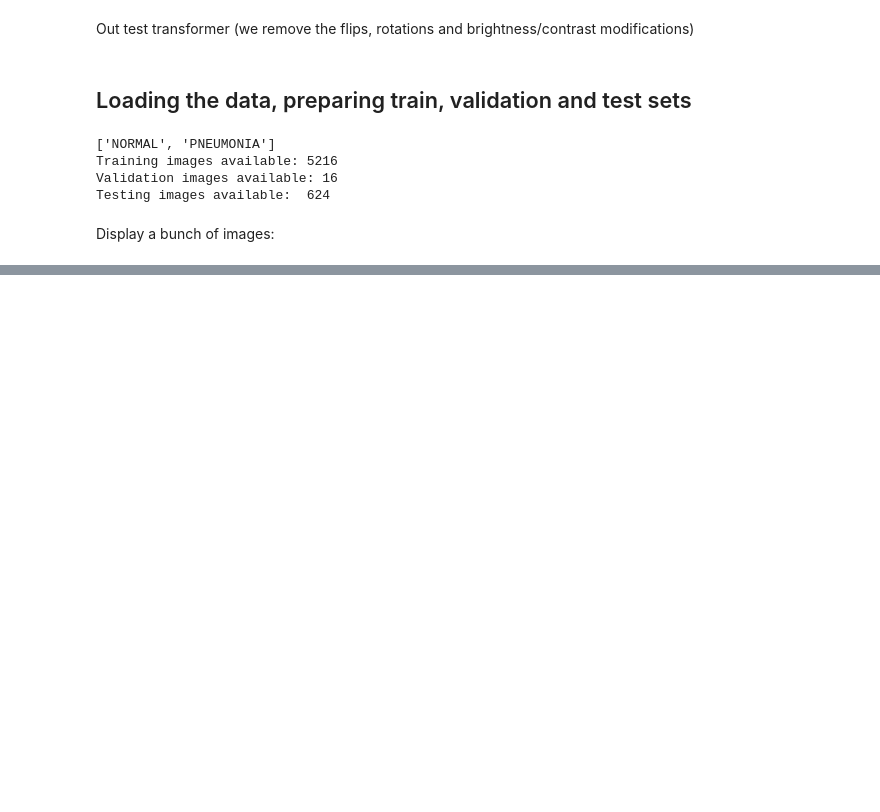
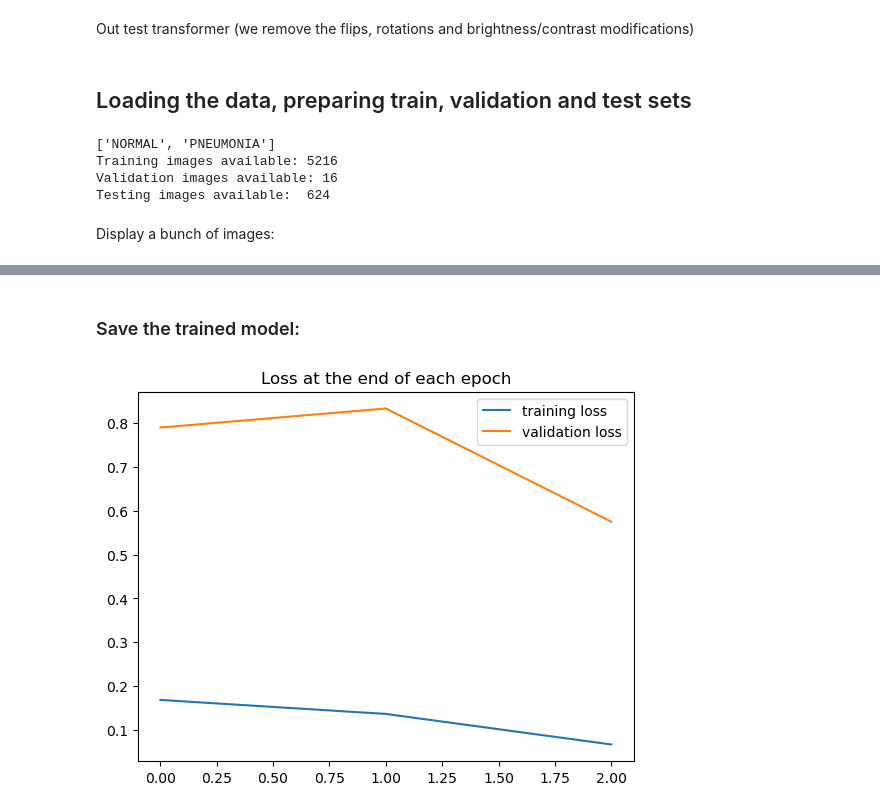
Before and after one commit to marciscar/pneumonia-cxr-cnn-pytorch, a Jupyter notebook: Pneumonia_CXR_CNN_PyTorch.ipynb, the cells around one changed output, grey strips where cells are left out. Saved outputs shown, nothing was run; the diff lists cells and outputs as text; code cells hidden in the pictures; blank space fills up the shorter version.

```diff
--- a/Pneumonia_CXR_CNN_PyTorch.ipynb
+++ b/Pneumonia_CXR_CNN_PyTorch.ipynb
@@ -155,6 +156,7 @@ Out test transformer (we remove the flips, rotations and brightness/contrast mod
 test_transform = transforms.Compose([
     transforms.Resize(224), # Resizes larger dimension to 224 px
     transforms.CenterCrop(224), # Makes it squared
+    transforms.Grayscale(num_output_channels=1),
     transforms.ToTensor(),
     transforms.Normalize([0.5], [0.5]) # Mapping [0, 1] to [-1, 1], gradientes behave better with zero-centered outputs
 ])
@@ -208,0 +232,20 @@ Class: PNEUMONIA PNEUMONIA NORMAL PNEUMONIA PNEUMONIA PNEUMONIA PNEUMONIA PNEUMO
+# %%
+class ConvolutionalNetwork(nn.Module):
+    def __init__(self):
+        super().__init__()
+        self.conv1 = nn.Conv2d(1, 6, 5, 1)
+        self.conv2 = nn.Conv2d(6, 16, 5, 1)
+        self.fc1 = nn.Linear(53*53*16, 120)
+        self.fc2 = nn.Linear(120, 80)
+        self.fc3 = nn.Linear(80, 2)
+
+    def forward(self, X):
+        X = F.relu(self.conv1(X))
+        X = F.max_pool2d(X, 2, 2)
+        X = F.relu(self.conv2(X))
+        X = F.max_pool2d(X, 2, 2)
+        X = X.view(-1, 53*53*16)
+        X = F.relu(self.fc1(X))
+        X = F.relu(self.fc2(X))
+        X = self.fc3(X)
+        return F.log_softmax(X, dim=1)
@@ -208,0 +267,14 @@ Class: PNEUMONIA PNEUMONIA NORMAL PNEUMONIA PNEUMONIA PNEUMONIA PNEUMONIA PNEUMO
+# %%
+CNNmodel = ConvolutionalNetwork()
+
+
+targets = np.array(train_data.targets)
+counts  = np.bincount(targets)
+w0 = len(targets) / (2.0 * counts[0])
+w1 = len(targets) / (2.0 * counts[1])
+class_weights = torch.tensor([w0, w1], dtype=torch.float)
+criterion = nn.CrossEntropyLoss(weight=class_weights)
+
+
+optimizer = torch.optim.Adam(CNNmodel.parameters(), lr=0.001)
+CNNmodel
@@ -208,0 +387,2 @@ Class: PNEUMONIA PNEUMONIA NORMAL PNEUMONIA PNEUMONIA PNEUMONIA PNEUMONIA PNEUMO
+# %% [markdown]
+### Save the trained model:
@@ -208,0 +391,7 @@ Class: PNEUMONIA PNEUMONIA NORMAL PNEUMONIA PNEUMONIA PNEUMONIA PNEUMONIA PNEUMO
+# %%
+plt.plot(train_losses, label='training loss')
+plt.plot(val_losses, label='validation loss')
+plt.title('Loss at the end of each epoch')
+plt.legend();
+# %% [output]
+[figure, added]
```
Also changed, not shown: parts of 25 cells of this notebook, 2 other files.
